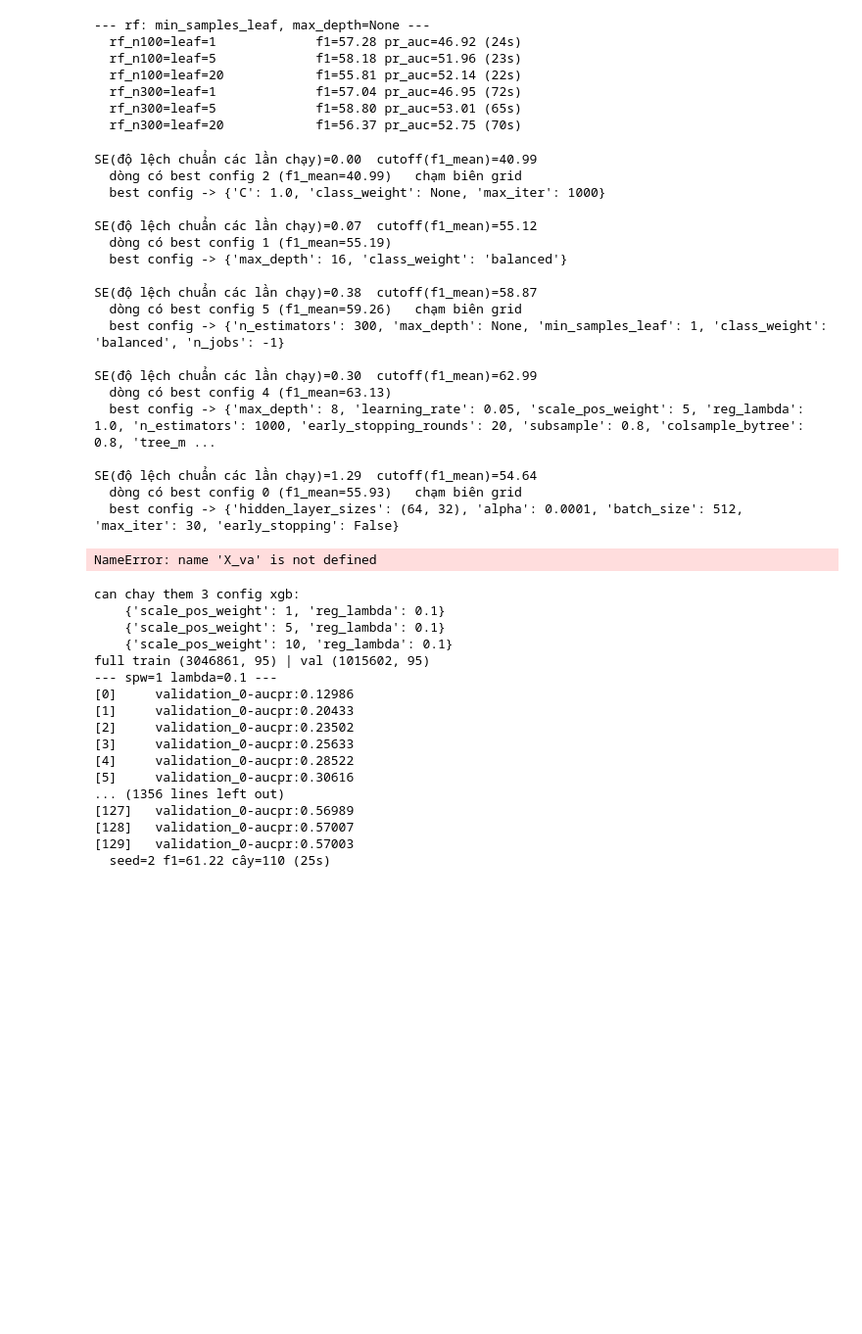
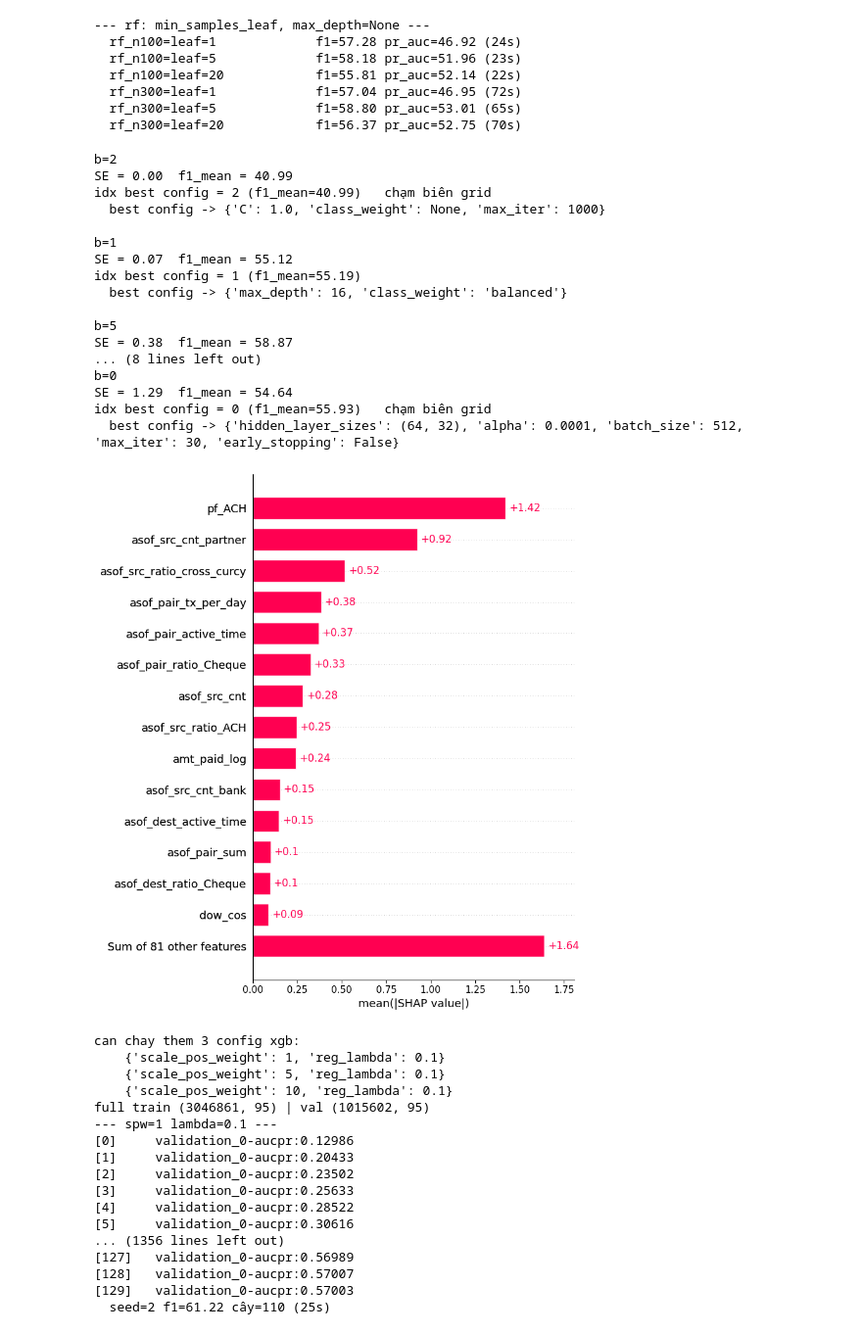
Before and after one commit to Tyler3743/fraud_detection, a Jupyter notebook: analysis_1.ipynb, the cells around one changed output. Shown at 98% size. Drawn from its saved outputs; the diff is of its cells as text; code cells hidden in the pictures; blank space fills up the shorter version.

Commit message:
drop name

```diff
--- a/analysis_1.ipynb
+++ b/analysis_1.ipynb
@@ -64,7 +64,7 @@ train  n= 3,046,861  pos=2,297  0.0754%   neg/pos = 1325.5
 val    n= 1,015,602  pos=1,082  0.1065%   neg/pos =  937.6
 test   n= 1,015,882  pos=1,798  0.1770%   neg/pos =  564.0
 # %%
-#3. tính scale pos weight (neg/pos)
+#3,4. tính scale pos weight (neg/pos)
 import json, time, warnings
 import numpy as np, pandas as pd
 import matplotlib.pyplot as plt
@@ -78,10 +78,10 @@ from metrics import find_best_threshold, evaluate
 warnings.filterwarnings("ignore")
 
 DATA_DIR = "dataset_high"
-SUB      = 800_000        # so dong CUOI cua train dung cho sweep (giu nguyen tinh thoi gian)
+SUB      = 800_000
 
 def load(split, n_tail=None):
-    df = pd.read_parquet(f"{DATA_DIR}/txn_matrix_{split}.parquet")
+    df = pd.read_parquet(f"{DATA_DIR}/txn_matrix_{split}_sexoa.parquet")
     if n_tail: df = df.iloc[-n_tail:]
     y = df.pop("Is Laundering").to_numpy()
     return df.to_numpy("float32"), y
@@ -337,58 +335,54 @@ for name, grid in tc.GRIDS.items():
     print(f"idx best config = {pick} (f1_mean={r.f1_mean[pick]:.2f})"
           f"{'   chạm biên grid' if b in (0, len(grid) - 1) else ''}")
     print(f"  best config -> {tc.pick_best(name)}\n")
-
 pd.concat(all_tables, ignore_index=True).to_csv("config_1.csv", index=False)
-
 
 def per_axis(name, axes):
     d = df[df.model == name].reset_index(drop=True)
     p = d.params.apply(json.loads).apply(pd.Series)
     d = pd.concat([d[["f1_minority"]], p[axes]], axis=1)
     print(f"--- {name}: ")
     for a in axes:
         other = [x for x in axes if x != a]
         t = d.pivot_table(index=other, columns=a, values="f1_minority", aggfunc="mean")
         print((t * 100).round(2).to_string(), "\n")
-
-# per_axis("rf",  ["n_estimators", "min_samples_leaf"])   # tắt: không nằm trong output yêu cầu
+# per_axis("rf",  ["n_estimators", "min_samples_leaf"])
 # per_axis("xgb", ["reg_lambda", "scale_pos_weight"])
 feat_names = [c for c in pq.ParquetFile("dataset_high/txn_matrix_val.parquet")
               .schema_arrow.names if c != "Is Laundering"]
-
 xgb_model = tc.XGBClassifier()
 xgb_model.load_model("models/xgboost_seed0.json")
-
 rng = np.random.RandomState(0)
 idx = rng.choice(len(X_va), size=5000, replace=False)
 X_shap = X_va[idx]
-
-explainer = shap.TreeExplainer(xgb_model)
-shap_values = explainer.shap_values(X_shap)
-shap.summary_plot(shap_values, X_shap, feature_names=feat_names, show=False)
+explainer=shap.TreeExplainer(xgb_model)
+exp=explainer(X_shap)
+exp.feature_names=feat_names
+y_shap=y_va[idx]
+fraud=np.where(y_shap)
+i=fraud[0]
+shap.plots.bar(exp[i],max_display=15,show=False)
 plt.tight_layout()
 plt.show()
 # %% [output]
-SE(độ lệch chuẩn các lần chạy)=0.00  cutoff(f1_mean)=40.99
-  dòng có best config 2 (f1_mean=40.99)   chạm biên grid
+b=2
+SE = 0.00  f1_mean = 40.99
+idx best config = 2 (f1_mean=40.99)   chạm biên grid
   best config -> {'C': 1.0, 'class_weight': None, 'max_iter': 1000}
 
-SE(độ lệch chuẩn các lần chạy)=0.07  cutoff(f1_mean)=55.12
-  dòng có best config 1 (f1_mean=55.19)
+b=1
+SE = 0.07  f1_mean = 55.12
+idx best config = 1 (f1_mean=55.19)
   best config -> {'max_depth': 16, 'class_weight': 'balanced'}
 
-SE(độ lệch chuẩn các lần chạy)=0.38  cutoff(f1_mean)=58.87
-  dòng có best config 5 (f1_mean=59.26)   chạm biên grid
-  best config -> {'n_estimators': 300, 'max_depth': None, 'min_samples_leaf': 1, 'class_weight': 'balanced', 'n_jobs': -1}
-
-SE(độ lệch chuẩn các lần chạy)=0.30  cutoff(f1_mean)=62.99
-  dòng có best config 4 (f1_mean=63.13)
-  best config -> {'max_depth': 8, 'learning_rate': 0.05, 'scale_pos_weight': 5, 'reg_lambda': 1.0, 'n_estimators': 1000, 'early_stopping_rounds': 20, 'subsample': 0.8, 'colsample_bytree': 0.8, 'tree_m ...
-
-SE(độ lệch chuẩn các lần chạy)=1.29  cutoff(f1_mean)=54.64
-  dòng có best config 0 (f1_mean=55.93)   chạm biên grid
+b=5
+SE = 0.38  f1_mean = 58.87
+... (8 lines left out)
+b=0
+SE = 1.29  f1_mean = 54.64
+idx best config = 0 (f1_mean=55.93)   chạm biên grid
   best config -> {'hidden_layer_sizes': (64, 32), 'alpha': 0.0001, 'batch_size': 512, 'max_iter': 30, 'early_stopping': False}
-NameError: name 'X_va' is not defined
+[figure, added]
 # %%
 #5. chỉ thực nghiệm bổ sung tìm kết quả tốt nhất
 import json, time, gc, importlib
```
Also changed, not shown: parts of 1 cell of this notebook, 2 other files.
